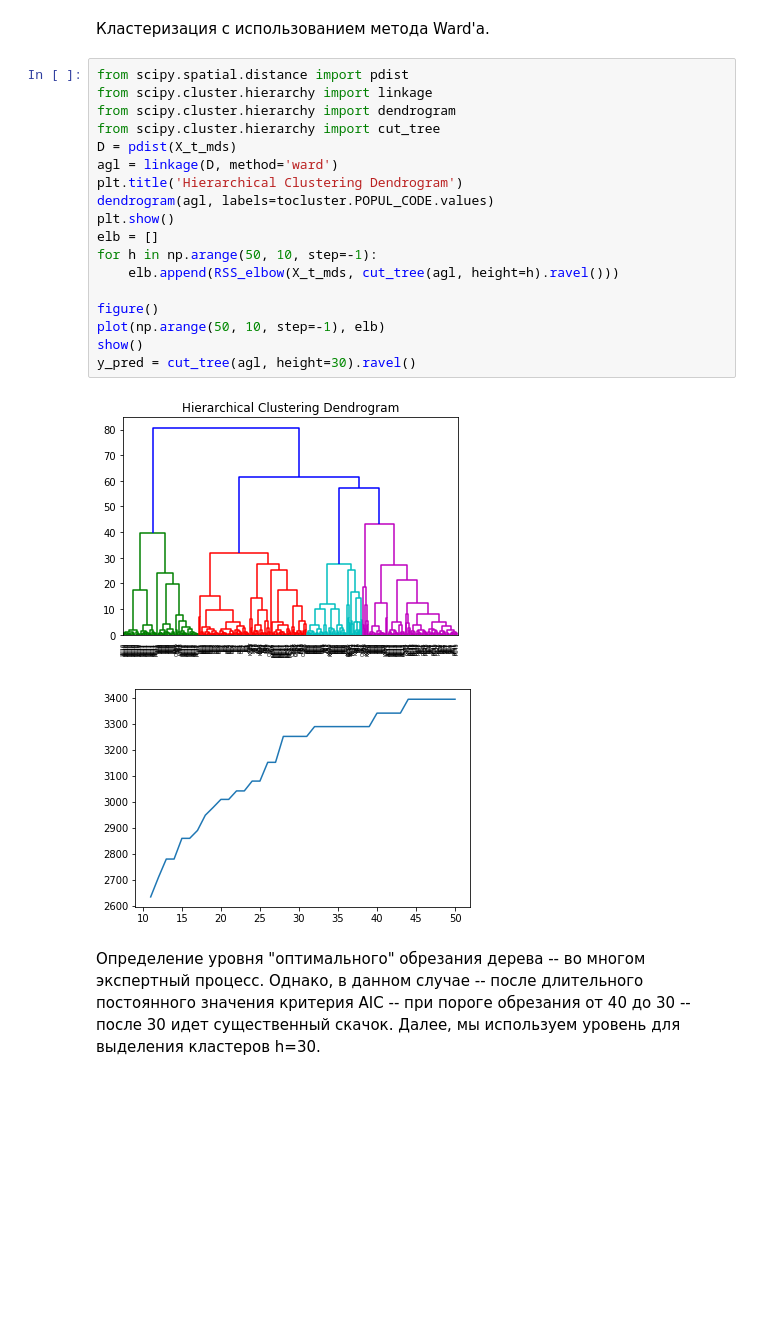
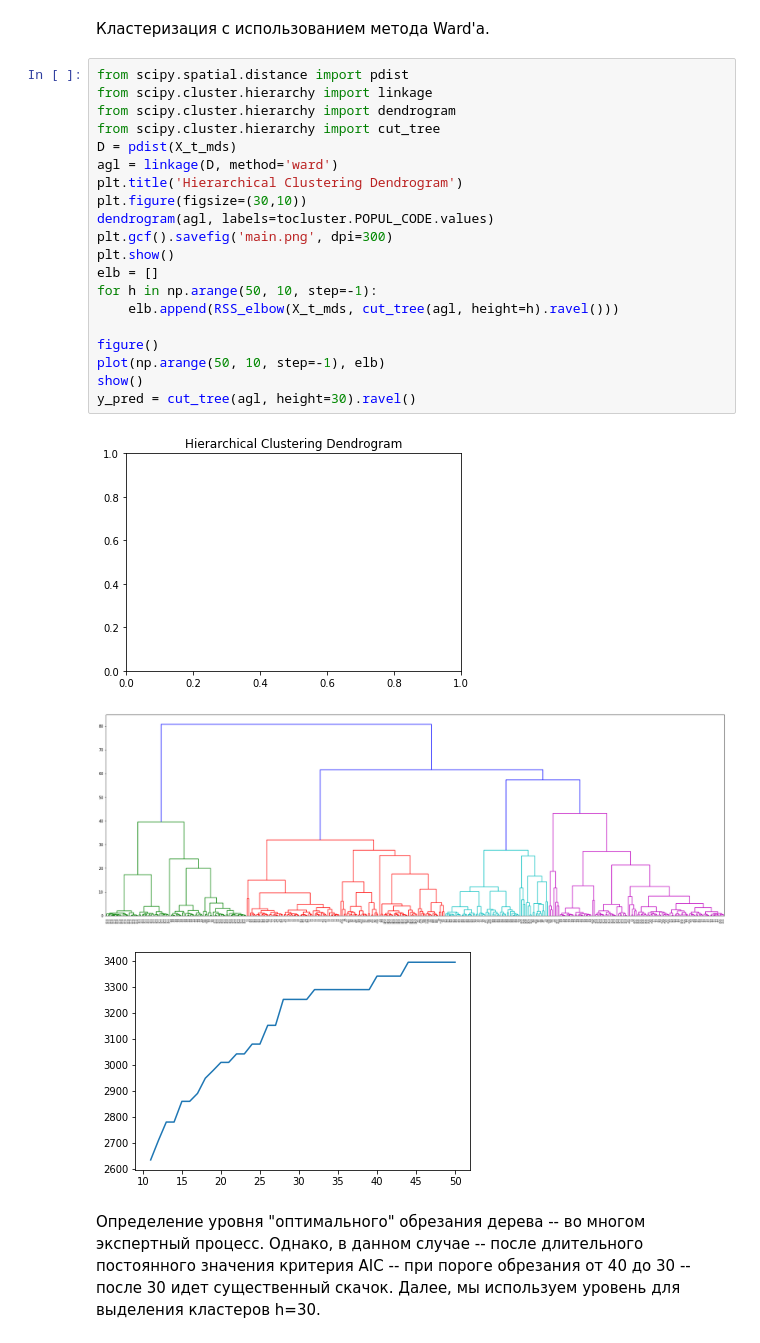
Before and after one commit to VBGI/df, a Jupyter notebook: inside_df.ipynb, the cells around one changed output. Saved outputs shown, nothing was run; the diff lists cells and outputs as text; blank space fills up the shorter version.

```diff
--- a/inside_df.ipynb
+++ b/inside_df.ipynb
@@ -284,24 +284,27 @@ X_t_mds=mds.fit_transform(X) # Применение метода многоме
 # %%
 from scipy.spatial.distance import pdist
 from scipy.cluster.hierarchy import linkage
 from scipy.cluster.hierarchy import dendrogram
 from scipy.cluster.hierarchy import cut_tree
 D = pdist(X_t_mds)
 agl = linkage(D, method='ward')
 plt.title('Hierarchical Clustering Dendrogram')
+plt.figure(figsize=(30,10))
 dendrogram(agl, labels=tocluster.POPUL_CODE.values)
+plt.gcf().savefig('main.png', dpi=300)
 plt.show()
 elb = []
 for h in np.arange(50, 10, step=-1):
     elb.append(RSS_elbow(X_t_mds, cut_tree(agl, height=h).ravel()))
 
 figure()
 plot(np.arange(50, 10, step=-1), elb)
 show()
 y_pred = cut_tree(agl, height=30).ravel()
 # %% [output]
-[figure, old version]
+[figure, new version]
-[figure, old version]
+[figure, new version]
+[figure, added]
 # %% [markdown]
 Определение уровня "оптимального" обрезания дерева -- во многом экспертный процесс. Однако, в данном случае -- после длительного постоянного значения критерия AIC -- при пороге обрезания от 40 до 30 -- после 30 идет существенный скачок. Далее, мы используем уровень для выделения кластеров h=30.
 # %% [markdown]
```
Also changed, not shown: 1 other file.
